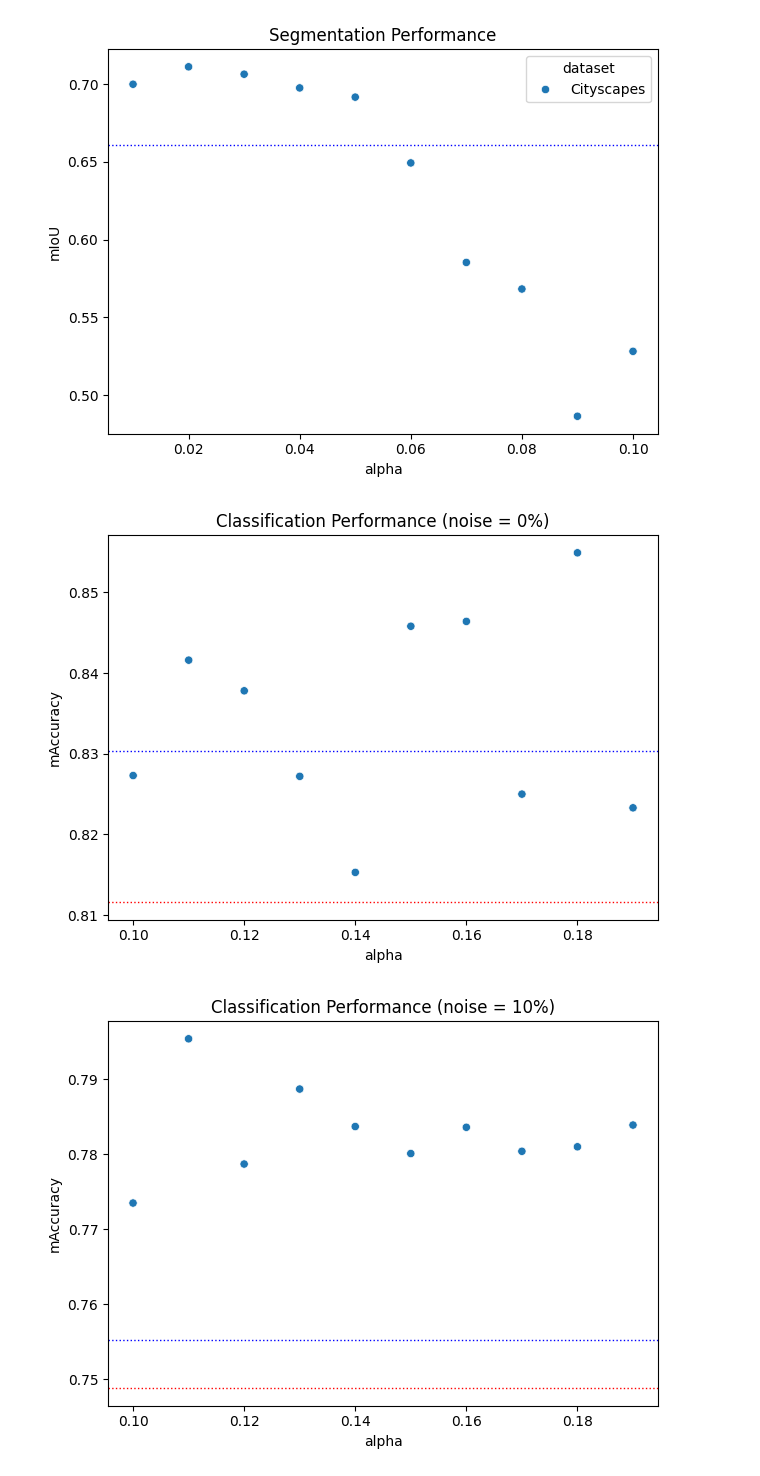
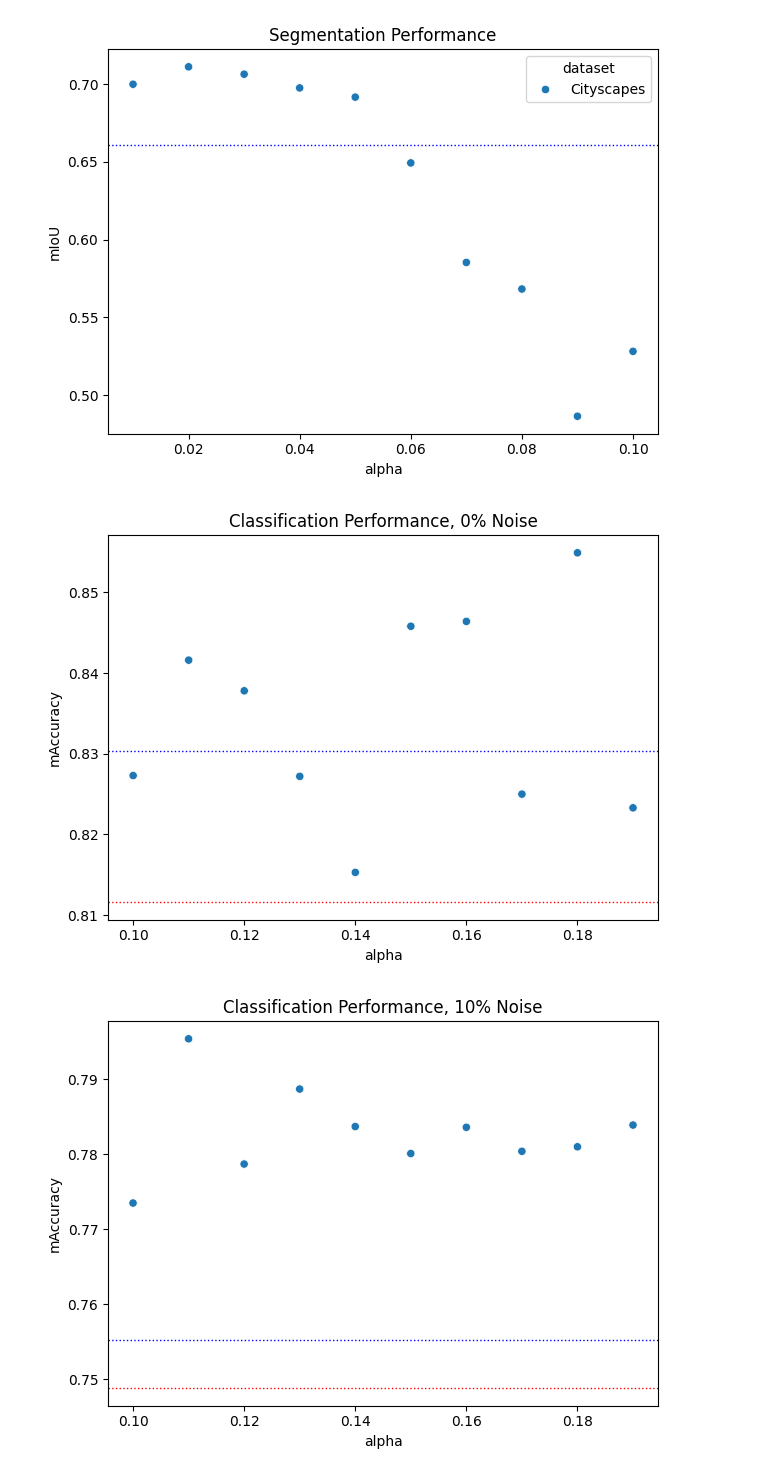
Before and after one commit to brandongk-ubco/thesis-analysis, a Jupyter notebook: citl.ipynb, the cells around one changed output. Cells and saved outputs as stored; diff of their text form; code cells hidden in the pictures.

```diff
--- a/citl.ipynb
+++ b/citl.ipynb
@@ -117,26 +118,26 @@ plt.savefig(f'{image_output_directory}/segmentation_performance.png', dpi=300, b
 # %%
 for noise_level in [0.0, 0.1, 0.2, 0.3, 0.4, 0.5]:
     baseline_classification_metrics = baseline_metrics[(baseline_metrics["dataset"] == "CIFAR10")  & (baseline_metrics["noise_level"] == noise_level)]
     baseline_classification_metrics = baseline_classification_metrics.pivot(index=["run_id", "loss_function"], columns=["metric"], values=["value"])
     baseline_classification_metrics.columns = [col[1] if col[1] else col[0] for col in baseline_classification_metrics.columns]
     baseline_classification_metrics = baseline_classification_metrics.reset_index()
 
     method_classification_metrics = method_metrics[(method_metrics["dataset"] == "CIFAR10") & (method_metrics["noise_level"] == noise_level)]
     method_classification_metrics = method_classification_metrics[(method_classification_metrics["alpha"] >= 0.1) & (method_classification_metrics["alpha"] < 0.2)]
 
     method_classification_metrics = method_classification_metrics.pivot(index=["run_id", "alpha", "dataset"], columns="metric", values=["value"]).reset_index().sort_values("alpha")
     method_classification_metrics.columns = [col[1] if col[1] else col[0] for col in method_classification_metrics.columns ]
 
     sns.scatterplot(data=method_classification_metrics, x="alpha", y="test_accuracy", hue="dataset", legend=False)
     plt.plot()
     plt.axhline(y=baseline_classification_metrics[baseline_classification_metrics["loss_function"] == "CrossEntropyLoss"].iloc[0]["test_accuracy"], color='b', linestyle=':', linewidth=1)
     plt.axhline(y=baseline_classification_metrics[baseline_classification_metrics["loss_function"] == "FocalLoss"].iloc[0]["test_accuracy"], color='r', linestyle=':', linewidth=1)
     plt.ylabel("mAccuracy")
-    plt.title(f"Classification Performance (noise = {int(noise_level*100)}%)")
+    plt.title(f"Classification Performance, {int(noise_level*100)}% Noise")
     plt.tight_layout()
-    plt.savefig(f'{image_output_directory}/classification_performance.png', dpi=300, bbox_inches='tight')
+    plt.savefig(f'{image_output_directory}/classification_performance_{noise_level}.png', dpi=300, bbox_inches='tight')
     plt.show()
     plt.close()
 # %% [output]
-[figure, old version]
+[figure, new version]
-[figure, old version]
+[figure, new version]
```
Also changed, not shown: parts of 12 cells of this notebook, 26 other files.
